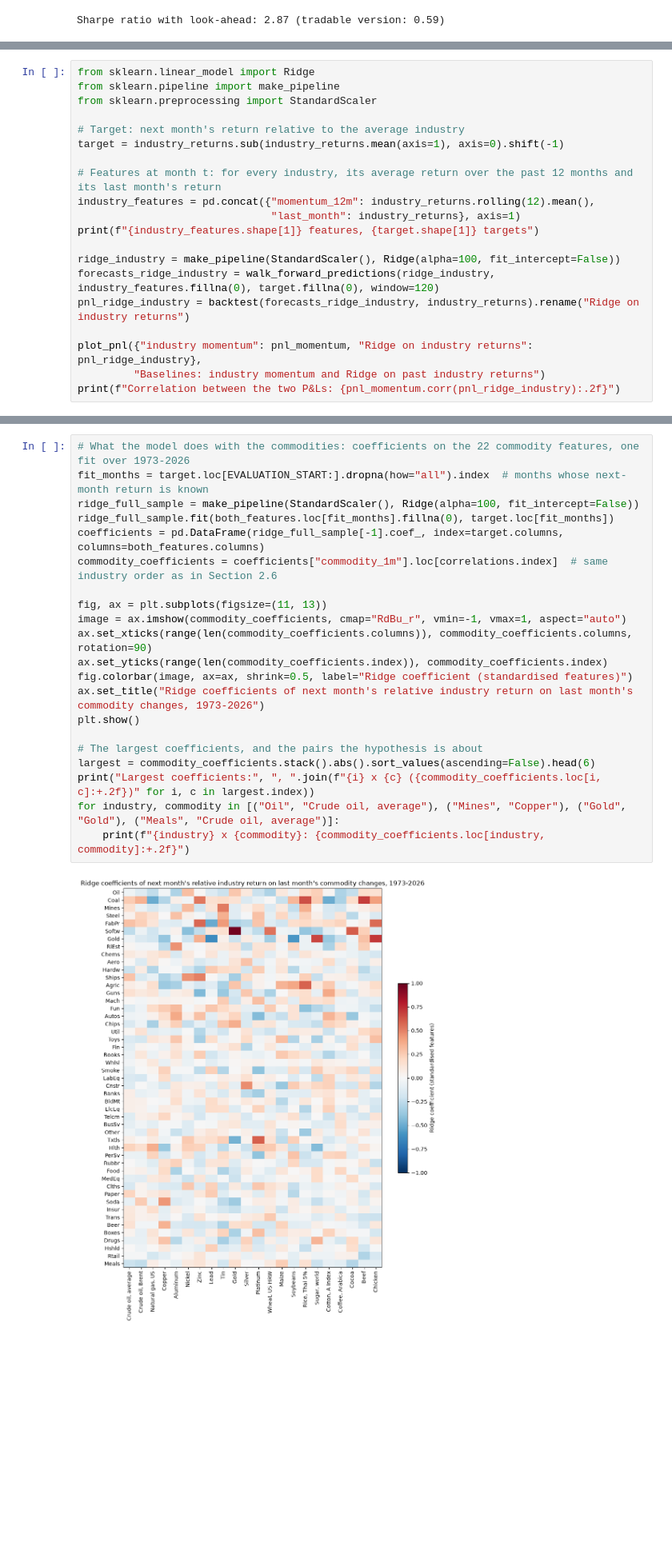
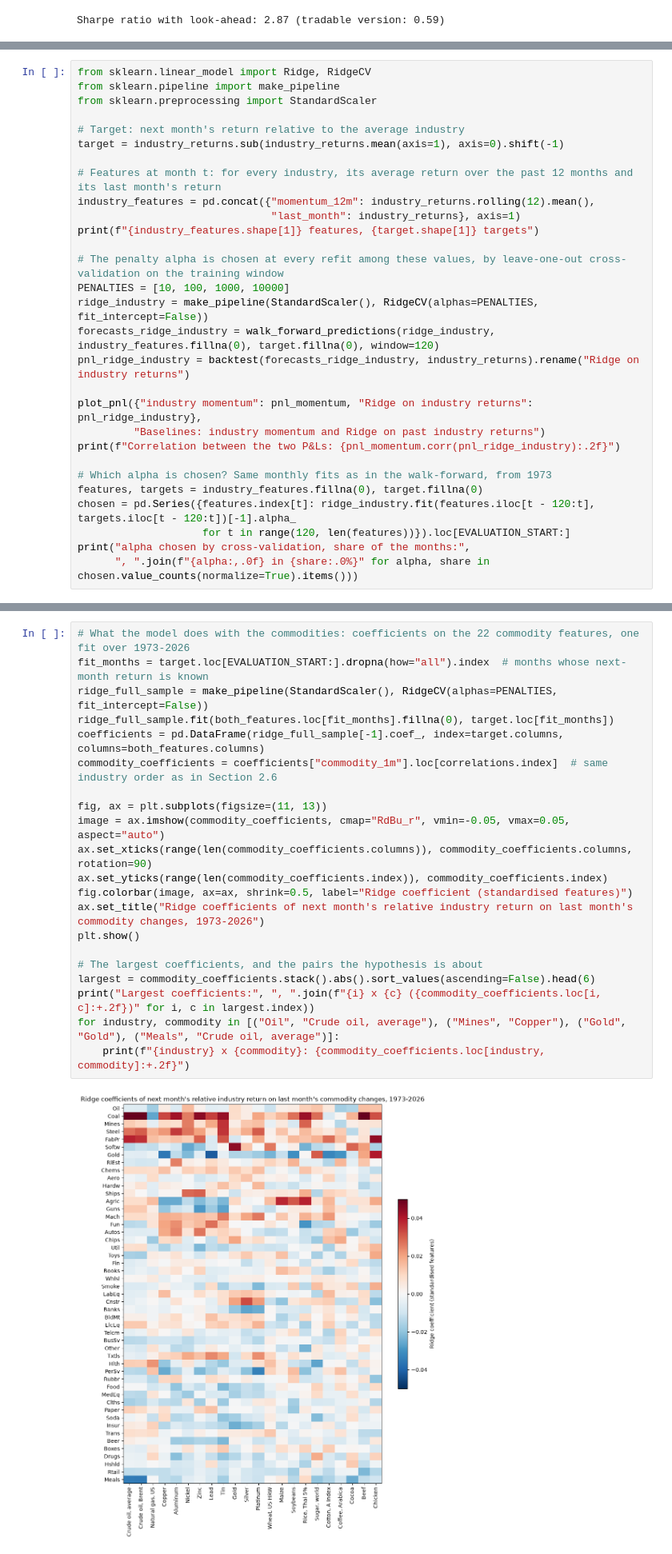
Before and after one commit to SelimLali/Machine_Learning_Trading, a Jupyter notebook: commodities_lead_industries.ipynb, the cells around one changed output, grey strips where cells are left out. Shown at 80% size. Drawn from its saved outputs; the diff is of its cells as text; blank space fills up the shorter version.

Commit message:
Ridge: alpha chosen by cross-validation (3.2, 3.3), figures updated

```diff
--- a/commodities_lead_industries.ipynb
+++ b/commodities_lead_industries.ipynb
@@ -460,7 +462,7 @@ def walk_forward_predictions(model, features, target, window=120):
         predictions.iloc[t] = model.predict(features.iloc[[t]])[0]
     return predictions
 # %%
-from sklearn.linear_model import Ridge
+from sklearn.linear_model import Ridge, RidgeCV
 from sklearn.pipeline import make_pipeline
 from sklearn.preprocessing import StandardScaler
 
@@ -472,12 +474,21 @@ industry_features = pd.concat({"momentum_12m": industry_returns.rolling(12).mean
                                "last_month": industry_returns}, axis=1)
 print(f"{industry_features.shape[1]} features, {target.shape[1]} targets")
 
-ridge_industry = make_pipeline(StandardScaler(), Ridge(alpha=100, fit_intercept=False))
+# The penalty alpha is chosen at every refit among these values, by leave-one-out cross-validation on the training window
+PENALTIES = [10, 100, 1000, 10000]
+ridge_industry = make_pipeline(StandardScaler(), RidgeCV(alphas=PENALTIES, fit_intercept=False))
 forecasts_ridge_industry = walk_forward_predictions(ridge_industry, industry_features.fillna(0), target.fillna(0), window=120)
 pnl_ridge_industry = backtest(forecasts_ridge_industry, industry_returns).rename("Ridge on industry returns")
 
 plot_pnl({"industry momentum": pnl_momentum, "Ridge on industry returns": pnl_ridge_industry},
          "Baselines: industry momentum and Ridge on past industry returns")
 print(f"Correlation between the two P&Ls: {pnl_momentum.corr(pnl_ridge_industry):.2f}")
+
+# Which alpha is chosen? Same monthly fits as in the walk-forward, from 1973
+features, targets = industry_features.fillna(0), target.fillna(0)
+chosen = pd.Series({features.index[t]: ridge_industry.fit(features.iloc[t - 120:t], targets.iloc[t - 120:t])[-1].alpha_
+                    for t in range(120, len(features))}).loc[EVALUATION_START:]
+print("alpha chosen by cross-validation, share of the months:",
+      ", ".join(f"{alpha:,.0f} in {share:.0%}" for alpha, share in chosen.value_counts(normalize=True).items()))
 # %% [output]
 98 features, 49 targets
@@ -528,23 +541,23 @@ Monthly P&L difference, both minus industry only: mean -0.024% per month
 # %%
 # What the model does with the commodities: coefficients on the 22 commodity features, one fit over 1973-2026
 fit_months = target.loc[EVALUATION_START:].dropna(how="all").index  # months whose next-month return is known
-ridge_full_sample = make_pipeline(StandardScaler(), Ridge(alpha=100, fit_intercept=False))
+ridge_full_sample = make_pipeline(StandardScaler(), RidgeCV(alphas=PENALTIES, fit_intercept=False))
 ridge_full_sample.fit(both_features.loc[fit_months].fillna(0), target.loc[fit_months])
 coefficients = pd.DataFrame(ridge_full_sample[-1].coef_, index=target.columns, columns=both_features.columns)
 commodity_coefficients = coefficients["commodity_1m"].loc[correlations.index]  # same industry order as in Section 2.6
 
 fig, ax = plt.subplots(figsize=(11, 13))
-image = ax.imshow(commodity_coefficients, cmap="RdBu_r", vmin=-1, vmax=1, aspect="auto")
+image = ax.imshow(commodity_coefficients, cmap="RdBu_r", vmin=-0.05, vmax=0.05, aspect="auto")
 ax.set_xticks(range(len(commodity_coefficients.columns)), commodity_coefficients.columns, rotation=90)
 ax.set_yticks(range(len(commodity_coefficients.index)), commodity_coefficients.index)
 fig.colorbar(image, ax=ax, shrink=0.5, label="Ridge coefficient (standardised features)")
 ax.set_title("Ridge coefficients of next month's relative industry return on last month's commodity changes, 1973-2026")
 plt.show()
 
 # The largest coefficients, and the pairs the hypothesis is about
 largest = commodity_coefficients.stack().abs().sort_values(ascending=False).head(6)
 print("Largest coefficients:", ", ".join(f"{i} x {c} ({commodity_coefficients.loc[i, c]:+.2f})" for i, c in largest.index))
 for industry, commodity in [("Oil", "Crude oil, average"), ("Mines", "Copper"), ("Gold", "Gold"), ("Meals", "Crude oil, average")]:
     print(f"{industry} x {commodity}: {commodity_coefficients.loc[industry, commodity]:+.2f}")
 # %% [output]
-[figure, old version]
+[figure, new version]
```
Also changed, not shown: parts of 17 cells of this notebook.
